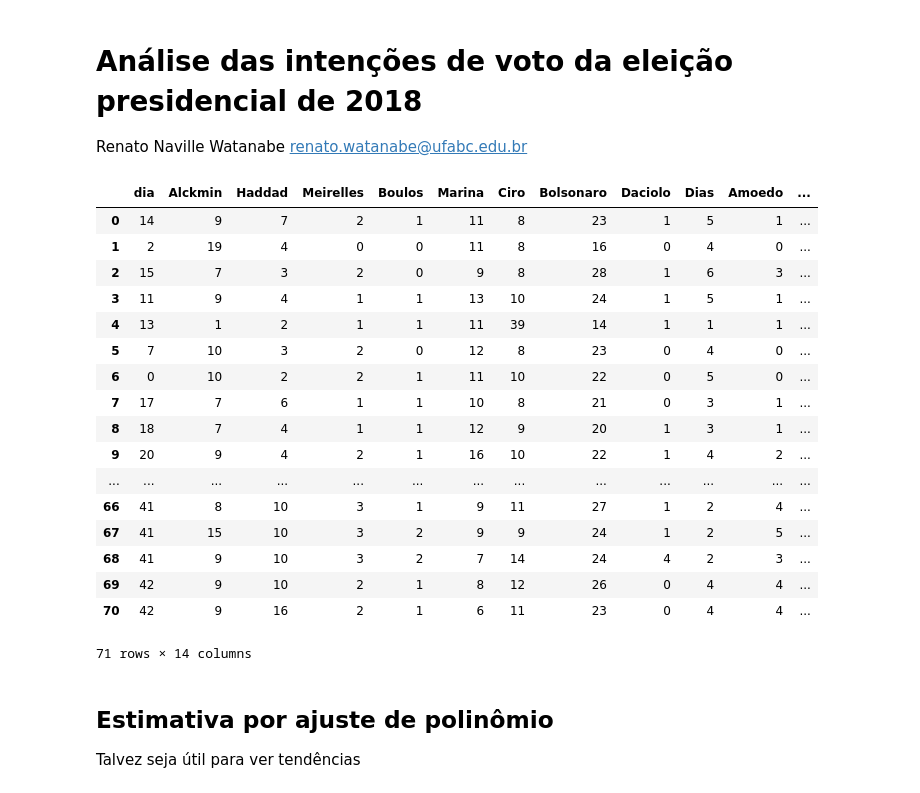
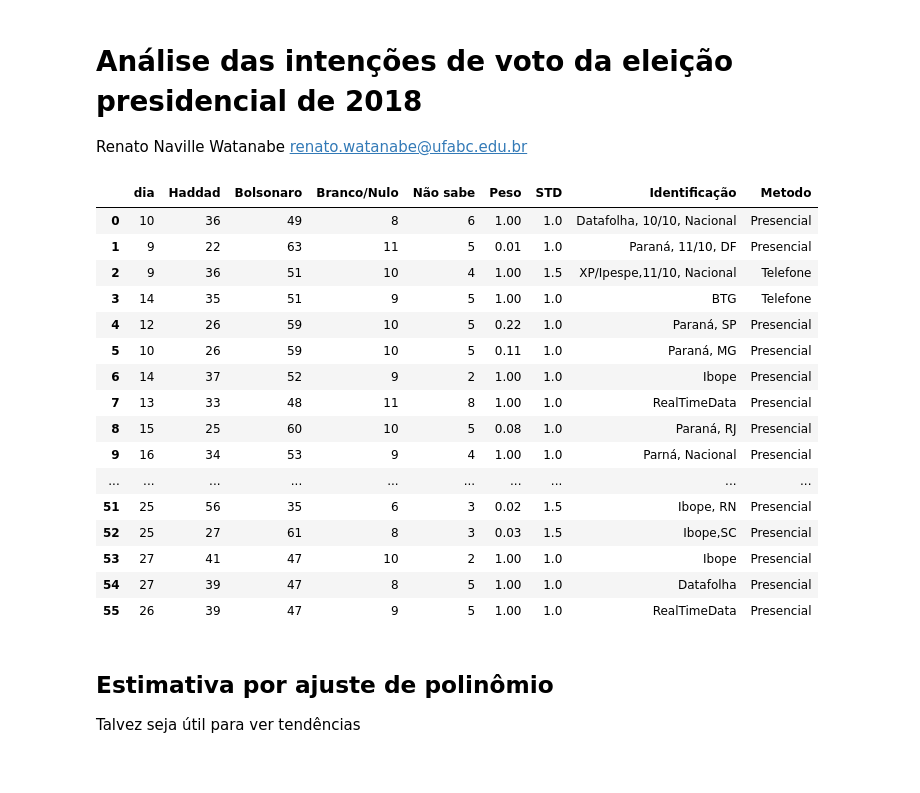
Before and after one commit to rnwatanabe/eleicao2018, a Jupyter notebook: eleicao2018.ipynb, the cells around one changed output. Drawn from its saved outputs; the diff is of its cells as text; code cells hidden in the pictures.

```diff
--- a/eleicao2018.ipynb
+++ b/eleicao2018.ipynb
@@ -12,25 +12,24 @@ import matplotlib.dates as mdates
 import matplotlib.cbook as cbook
 # %%
 import pandas as pd
-P = pd.read_csv('pesq.csv')
+P = pd.read_csv('pesq2T.csv')
 P
 # %% [output]
-|  | dia | Alckmin | Haddad | Meirelles | Boulos | Marina | Ciro | Bolsonaro | Daciolo | Dias | Amoedo | ... |
-| 0 | 14 | 9 | 7 | 2 | 1 | 11 | 8 | 23 | 1 | 5 | 1 | ... |
-| 1 | 2 | 19 | 4 | 0 | 0 | 11 | 8 | 16 | 0 | 4 | 0 | ... |
-| 2 | 15 | 7 | 3 | 2 | 0 | 9 | 8 | 28 | 1 | 6 | 3 | ... |
-| 3 | 11 | 9 | 4 | 1 | 1 | 13 | 10 | 24 | 1 | 5 | 1 | ... |
-| 4 | 13 | 1 | 2 | 1 | 1 | 11 | 39 | 14 | 1 | 1 | 1 | ... |
-| 5 | 7 | 10 | 3 | 2 | 0 | 12 | 8 | 23 | 0 | 4 | 0 | ... |
-| 6 | 0 | 10 | 2 | 2 | 1 | 11 | 10 | 22 | 0 | 5 | 0 | ... |
-| 7 | 17 | 7 | 6 | 1 | 1 | 10 | 8 | 21 | 0 | 3 | 1 | ... |
-| 8 | 18 | 7 | 4 | 1 | 1 | 12 | 9 | 20 | 1 | 3 | 1 | ... |
-| 9 | 20 | 9 | 4 | 2 | 1 | 16 | 10 | 22 | 1 | 4 | 2 | ... |
-| ... | ... | ... | ... | ... | ... | ... | ... | ... | ... | ... | ... | ... |
-| 66 | 41 | 8 | 10 | 3 | 1 | 9 | 11 | 27 | 1 | 2 | 4 | ... |
-| 67 | 41 | 15 | 10 | 3 | 2 | 9 | 9 | 24 | 1 | 2 | 5 | ... |
-| 68 | 41 | 9 | 10 | 3 | 2 | 7 | 14 | 24 | 4 | 2 | 3 | ... |
-| 69 | 42 | 9 | 10 | 2 | 1 | 8 | 12 | 26 | 0 | 4 | 4 | ... |
-| 70 | 42 | 9 | 16 | 2 | 1 | 6 | 11 | 23 | 0 | 4 | 4 | ... |
+|  | dia | Haddad | Bolsonaro | Branco/Nulo | Não sabe | Peso | STD | Identificação | Metodo |
+| 0 | 10 | 36 | 49 | 8 | 6 | 1.00 | 1.0 | Datafolha, 10/10, Nacional | Presencial |
+| 1 | 9 | 22 | 63 | 11 | 5 | 0.01 | 1.0 | Paraná, 11/10, DF | Presencial |
+| 2 | 9 | 36 | 51 | 10 | 4 | 1.00 | 1.5 | XP/Ipespe,11/10, Nacional | Telefone |
+| 3 | 14 | 35 | 51 | 9 | 5 | 1.00 | 1.0 | BTG | Telefone |
+| 4 | 12 | 26 | 59 | 10 | 5 | 0.22 | 1.0 | Paraná, SP | Presencial |
+| 5 | 10 | 26 | 59 | 10 | 5 | 0.11 | 1.0 | Paraná, MG | Presencial |
+| 6 | 14 | 37 | 52 | 9 | 2 | 1.00 | 1.0 | Ibope | Presencial |
+| 7 | 13 | 33 | 48 | 11 | 8 | 1.00 | 1.0 | RealTimeData | Presencial |
+| 8 | 15 | 25 | 60 | 10 | 5 | 0.08 | 1.0 | Paraná, RJ | Presencial |
+| 9 | 16 | 34 | 53 | 9 | 4 | 1.00 | 1.0 | Parná, Nacional | Presencial |
+| ... | ... | ... | ... | ... | ... | ... | ... | ... | ... |
+| 51 | 25 | 56 | 35 | 6 | 3 | 0.02 | 1.5 | Ibope, RN | Presencial |
+| 52 | 25 | 27 | 61 | 8 | 3 | 0.03 | 1.5 | Ibope,SC | Presencial |
+| 53 | 27 | 41 | 47 | 10 | 2 | 1.00 | 1.0 | Ibope | Presencial |
+| 54 | 27 | 39 | 47 | 8 | 5 | 1.00 | 1.0 | Datafolha | Presencial |
+| 55 | 26 | 39 | 47 | 9 | 5 | 1.00 | 1.0 | RealTimeData | Presencial |
-71 rows × 14 columns
 # %%
```
Also changed, not shown: parts of 13 cells of this notebook, 8 other files.
